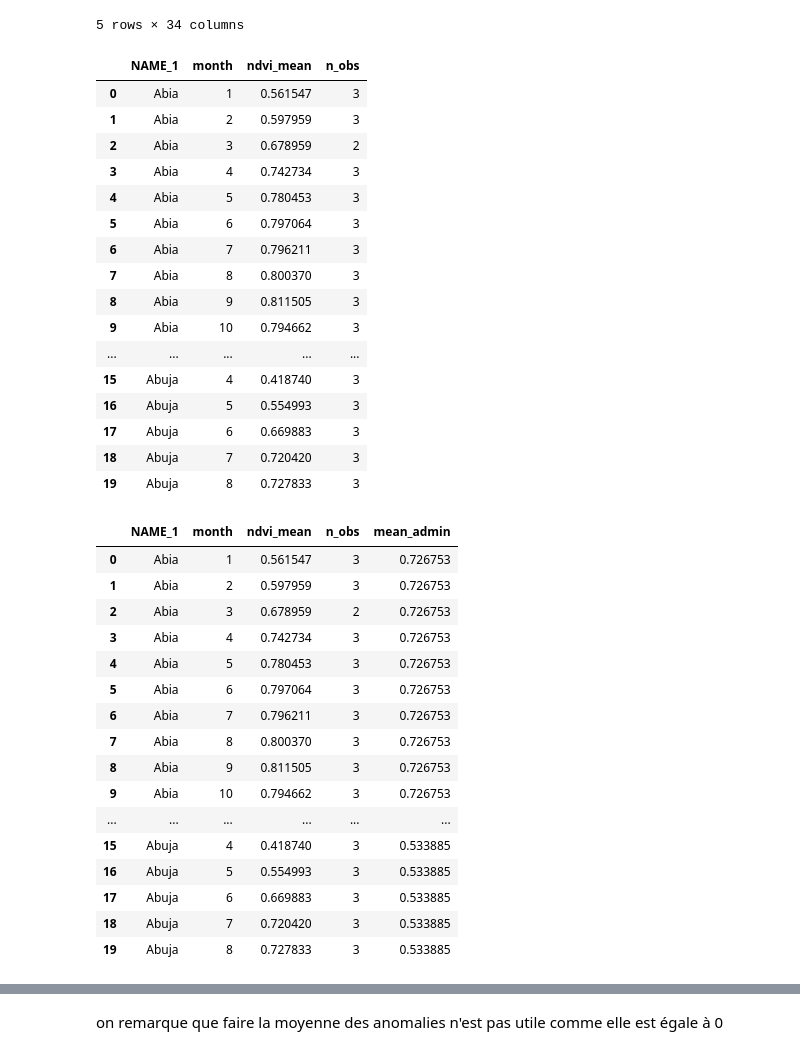
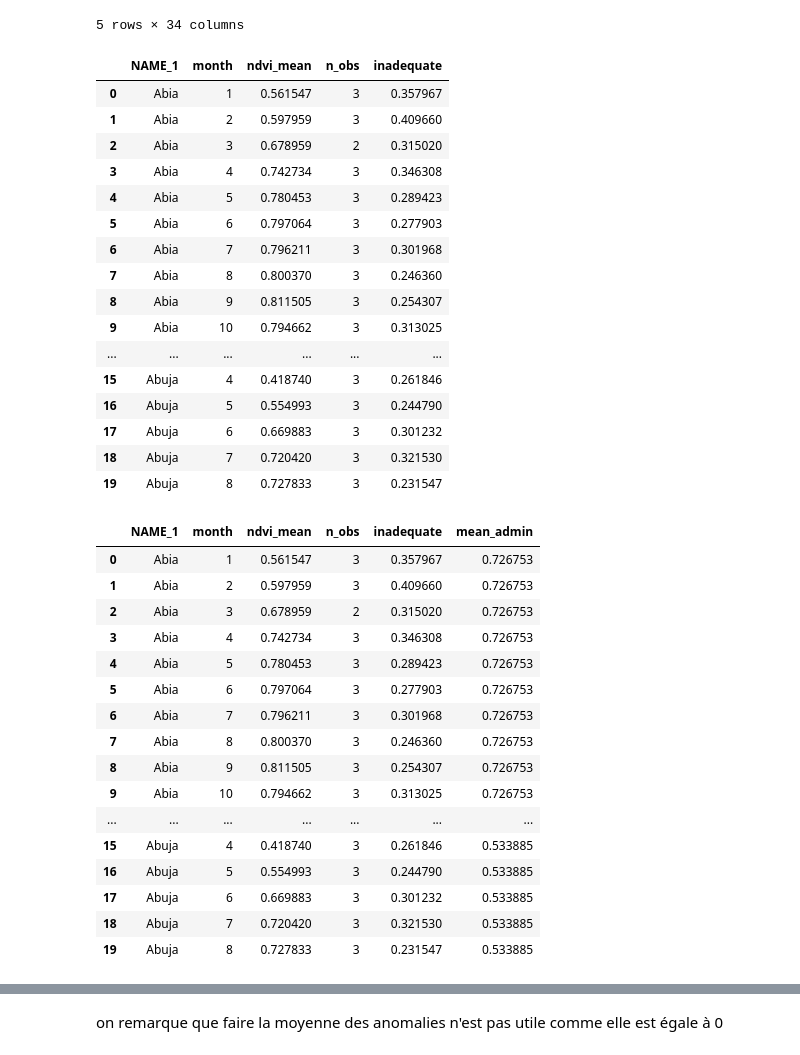
Before and after one commit to tnourlyn/Projet-de-Statapp---WFP-, a Jupyter notebook: Lean_season.ipynb, the cells around one changed output, grey strips where cells are left out. Drawn from its saved outputs; the diff is of its cells as text; code cells hidden in the pictures.

```diff
--- a/Lean_season.ipynb
+++ b/Lean_season.ipynb
@@ -39,51 +39,52 @@ df.head(5)
 # %%
 ndvi_monthly = (
     df.groupby(["NAME_1", "month"], as_index=False)
       .agg(ndvi_mean=("vim", "mean"),
-           n_obs=("vim", "size"))
+           n_obs=("vim", "size"),
+           inadequate=("inadequate","mean"))
       .sort_values(["NAME_1", "month"])
 )
 
 ndvi_monthly.head(20)
 # %% [output]
-|  | NAME_1 | month | ndvi_mean | n_obs |
-| 0 | Abia | 1 | 0.561547 | 3 |
-| 1 | Abia | 2 | 0.597959 | 3 |
-| 2 | Abia | 3 | 0.678959 | 2 |
-| 3 | Abia | 4 | 0.742734 | 3 |
-| 4 | Abia | 5 | 0.780453 | 3 |
-| 5 | Abia | 6 | 0.797064 | 3 |
-| 6 | Abia | 7 | 0.796211 | 3 |
-| 7 | Abia | 8 | 0.800370 | 3 |
-| 8 | Abia | 9 | 0.811505 | 3 |
-| 9 | Abia | 10 | 0.794662 | 3 |
-| ... | ... | ... | ... | ... |
-| 15 | Abuja | 4 | 0.418740 | 3 |
-| 16 | Abuja | 5 | 0.554993 | 3 |
-| 17 | Abuja | 6 | 0.669883 | 3 |
-| 18 | Abuja | 7 | 0.720420 | 3 |
-| 19 | Abuja | 8 | 0.727833 | 3 |
+|  | NAME_1 | month | ndvi_mean | n_obs | inadequate |
+| 0 | Abia | 1 | 0.561547 | 3 | 0.357967 |
+| 1 | Abia | 2 | 0.597959 | 3 | 0.409660 |
+| 2 | Abia | 3 | 0.678959 | 2 | 0.315020 |
+| 3 | Abia | 4 | 0.742734 | 3 | 0.346308 |
+| 4 | Abia | 5 | 0.780453 | 3 | 0.289423 |
+| 5 | Abia | 6 | 0.797064 | 3 | 0.277903 |
+| 6 | Abia | 7 | 0.796211 | 3 | 0.301968 |
+| 7 | Abia | 8 | 0.800370 | 3 | 0.246360 |
+| 8 | Abia | 9 | 0.811505 | 3 | 0.254307 |
+| 9 | Abia | 10 | 0.794662 | 3 | 0.313025 |
+| ... | ... | ... | ... | ... | ... |
+| 15 | Abuja | 4 | 0.418740 | 3 | 0.261846 |
+| 16 | Abuja | 5 | 0.554993 | 3 | 0.244790 |
+| 17 | Abuja | 6 | 0.669883 | 3 | 0.301232 |
+| 18 | Abuja | 7 | 0.720420 | 3 | 0.321530 |
+| 19 | Abuja | 8 | 0.727833 | 3 | 0.231547 |
 # %%
 ndvi_monthly["mean_admin"] = ndvi_monthly.groupby("NAME_1")["ndvi_mean"].transform("mean")
 ndvi_monthly.head(20)
 # %% [output]
-|  | NAME_1 | month | ndvi_mean | n_obs | mean_admin |
-| 0 | Abia | 1 | 0.561547 | 3 | 0.726753 |
-| 1 | Abia | 2 | 0.597959 | 3 | 0.726753 |
-| 2 | Abia | 3 | 0.678959 | 2 | 0.726753 |
-| 3 | Abia | 4 | 0.742734 | 3 | 0.726753 |
-| 4 | Abia | 5 | 0.780453 | 3 | 0.726753 |
-| 5 | Abia | 6 | 0.797064 | 3 | 0.726753 |
-| 6 | Abia | 7 | 0.796211 | 3 | 0.726753 |
-| 7 | Abia | 8 | 0.800370 | 3 | 0.726753 |
-| 8 | Abia | 9 | 0.811505 | 3 | 0.726753 |
-| 9 | Abia | 10 | 0.794662 | 3 | 0.726753 |
-| ... | ... | ... | ... | ... | ... |
-| 15 | Abuja | 4 | 0.418740 | 3 | 0.533885 |
-| 16 | Abuja | 5 | 0.554993 | 3 | 0.533885 |
-| 17 | Abuja | 6 | 0.669883 | 3 | 0.533885 |
-| 18 | Abuja | 7 | 0.720420 | 3 | 0.533885 |
-| 19 | Abuja | 8 | 0.727833 | 3 | 0.533885 |
+|  | NAME_1 | month | ndvi_mean | n_obs | inadequate | mean_admin |
+| 0 | Abia | 1 | 0.561547 | 3 | 0.357967 | 0.726753 |
+| 1 | Abia | 2 | 0.597959 | 3 | 0.409660 | 0.726753 |
+| 2 | Abia | 3 | 0.678959 | 2 | 0.315020 | 0.726753 |
+| 3 | Abia | 4 | 0.742734 | 3 | 0.346308 | 0.726753 |
+| 4 | Abia | 5 | 0.780453 | 3 | 0.289423 | 0.726753 |
+| 5 | Abia | 6 | 0.797064 | 3 | 0.277903 | 0.726753 |
+| 6 | Abia | 7 | 0.796211 | 3 | 0.301968 | 0.726753 |
+| 7 | Abia | 8 | 0.800370 | 3 | 0.246360 | 0.726753 |
+| 8 | Abia | 9 | 0.811505 | 3 | 0.254307 | 0.726753 |
+| 9 | Abia | 10 | 0.794662 | 3 | 0.313025 | 0.726753 |
+| ... | ... | ... | ... | ... | ... | ... |
+| 15 | Abuja | 4 | 0.418740 | 3 | 0.261846 | 0.533885 |
+| 16 | Abuja | 5 | 0.554993 | 3 | 0.244790 | 0.533885 |
+| 17 | Abuja | 6 | 0.669883 | 3 | 0.301232 | 0.533885 |
+| 18 | Abuja | 7 | 0.720420 | 3 | 0.321530 | 0.533885 |
+| 19 | Abuja | 8 | 0.727833 | 3 | 0.231547 | 0.533885 |
 # %%
 ndvi_monthly["std_admin"] = ndvi_monthly.groupby("NAME_1")["ndvi_mean"].transform("std")
 ndvi_monthly.head(20)
```
Also changed, not shown: parts of 15 cells of this notebook.
